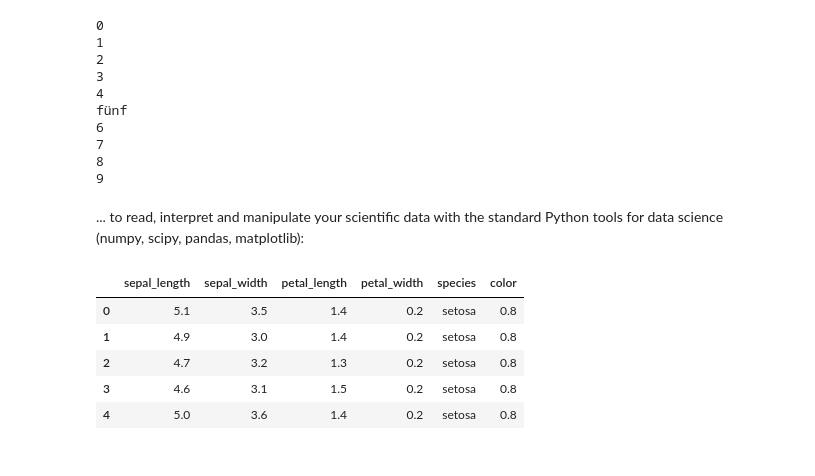
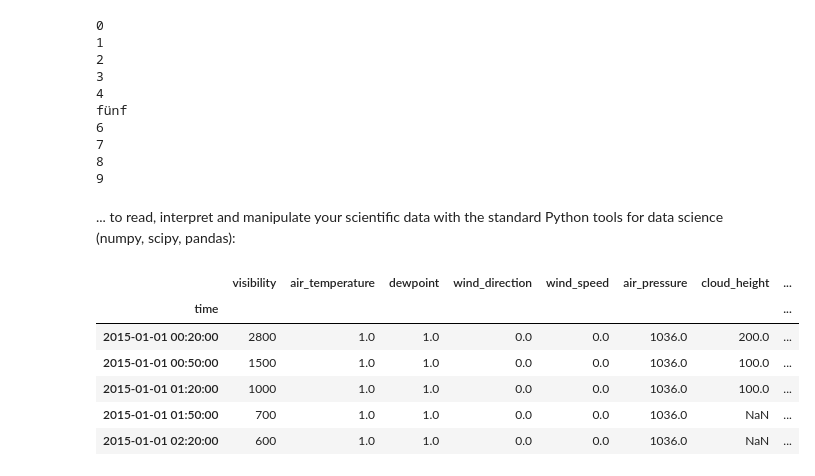
Before and after one commit to python-kurs/sommersemester_2019, a Jupyter notebook: content/motivation.ipynb, the cells around one changed output. Cells and saved outputs as stored; diff of their text form; code cells hidden in the pictures.

```diff
--- a/content/motivation.ipynb
+++ b/content/motivation.ipynb
@@ -66,14 +71,15 @@ fünf
 8
 9
 # %% [markdown]
-... to read, interpret and manipulate your scientific data with the standard Python tools for data science (numpy, scipy, pandas, matplotlib):
+... to read, interpret and manipulate your scientific data with the standard Python tools for data science (numpy, scipy, pandas):
 # %%
-iris = pd.read_csv('data/iris.csv')
-iris.head()
+tabelle = pd.read_csv('data/frankfurt_weather.csv',parse_dates=['time'],index_col="time",sep=",")
+tabelle.head()
 # %% [output]
-|  | sepal_length | sepal_width | petal_length | petal_width | species | color |
-| 0 | 5.1 | 3.5 | 1.4 | 0.2 | setosa | 0.8 |
-| 1 | 4.9 | 3.0 | 1.4 | 0.2 | setosa | 0.8 |
-| 2 | 4.7 | 3.2 | 1.3 | 0.2 | setosa | 0.8 |
-| 3 | 4.6 | 3.1 | 1.5 | 0.2 | setosa | 0.8 |
-| 4 | 5.0 | 3.6 | 1.4 | 0.2 | setosa | 0.8 |
+|  | visibility | air_temperature | dewpoint | wind_direction | wind_speed | air_pressure | cloud_height | ... |
+| time |  |  |  |  |  |  |  | ... |
+| 2015-01-01 00:20:00 | 2800 | 1.0 | 1.0 | 0.0 | 0.0 | 1036.0 | 200.0 | ... |
+| 2015-01-01 00:50:00 | 1500 | 1.0 | 1.0 | 0.0 | 0.0 | 1036.0 | 100.0 | ... |
+| 2015-01-01 01:20:00 | 1000 | 1.0 | 1.0 | 0.0 | 0.0 | 1036.0 | 100.0 | ... |
+| 2015-01-01 01:50:00 | 700 | 1.0 | 1.0 | 0.0 | 0.0 | 1036.0 | NaN | ... |
+| 2015-01-01 02:20:00 | 600 | 1.0 | 1.0 | 0.0 | 0.0 | 1036.0 | NaN | ... |
```
Also changed, not shown: parts of 17 cells of this notebook, 3 other files.
